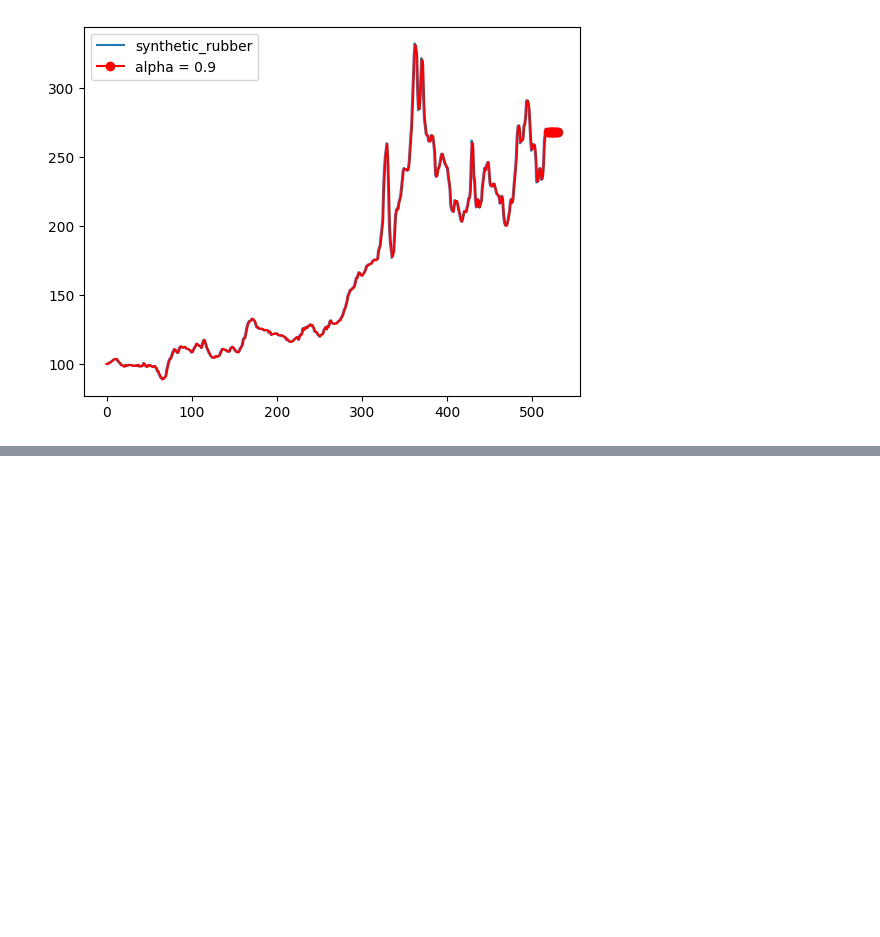
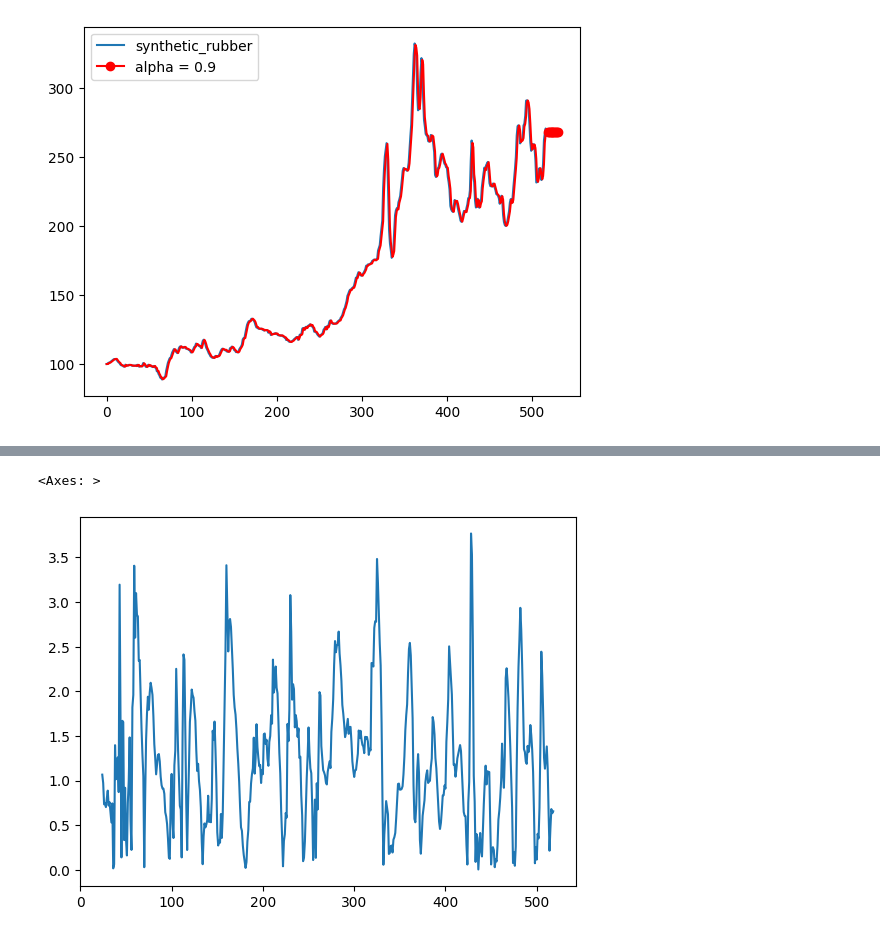
Before and after one commit to DavidGuzzi/TSA, a Jupyter notebook: synthetic_rubber.ipynb, the cells around one changed output, grey strips where cells are left out. Saved outputs shown, nothing was run; the diff lists cells and outputs as text; code cells hidden in the pictures; blank space fills up the shorter version.

```diff
--- a/synthetic_rubber.ipynb
+++ b/synthetic_rubber.ipynb
@@ -207,0 +223,15 @@ for alpha_sm in [0.2 , 0.5, 0.9]:
+# %%
+# pick a window size
+window_size = 25
+
+# calculate rolling mean and standard deviation
+xroll = df['synthetic_rubber'].rolling(window_size)
+df['mean_roll'] = xroll.mean()
+df['sd_roll'] = xroll.std()
+
+# calculate the Z-score
+df['zscore'] = np.abs( (df['synthetic_rubber'] - df['mean_roll']) / df['sd_roll'])
+df['zscore'].plot()
+# %% [output]
+<Axes: >
+[figure, added]
```
Also changed, not shown: parts of 12 cells of this notebook.
